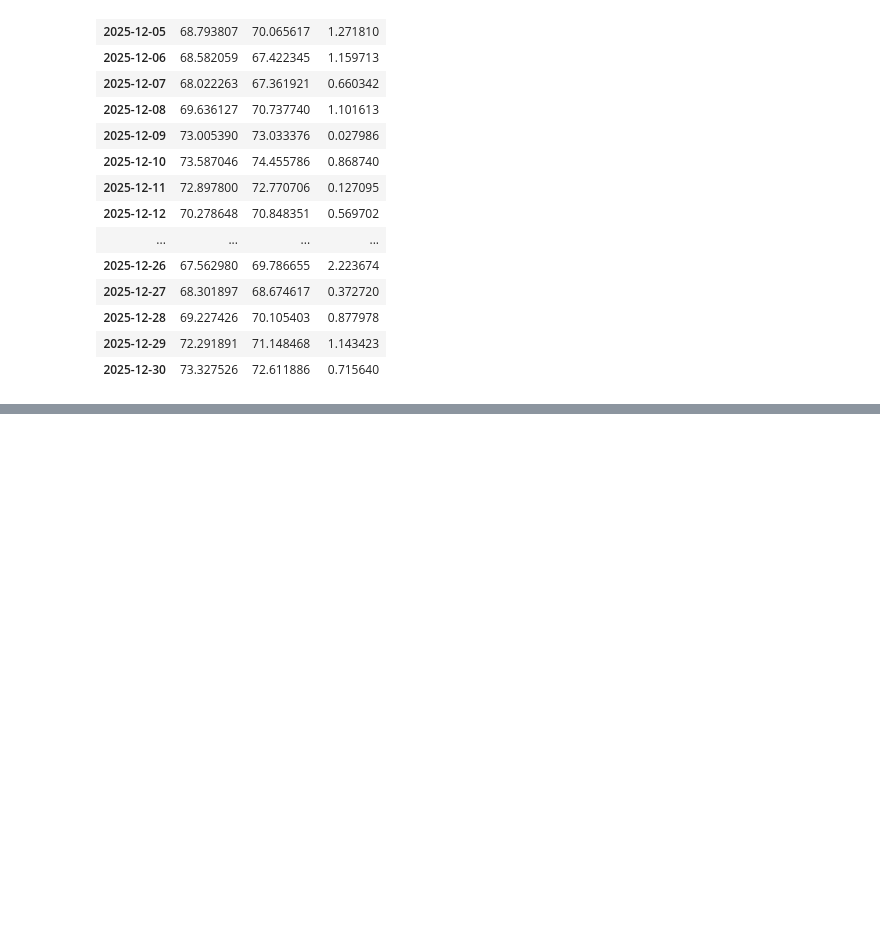
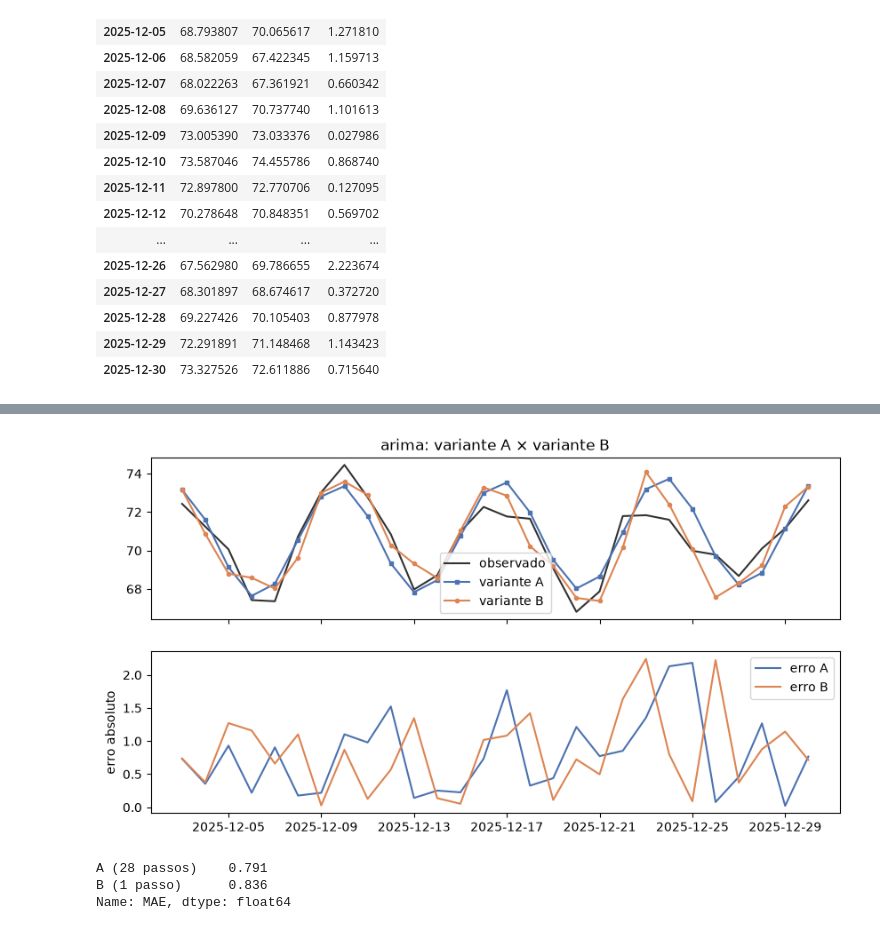
Before and after one commit to autohybts-lib/AutoHybTS, a Jupyter notebook: notebooks/04_rolling_one_step.ipynb, the cells around one changed output, grey strips where cells are left out. Cells and saved outputs as stored; diff of their text form; code cells hidden in the pictures; blank space fills up the shorter version.

```diff
--- a/notebooks/04_rolling_one_step.ipynb
+++ b/notebooks/04_rolling_one_step.ipynb
@@ -92,0 +163,48 @@ stream_log
+# %%
+from dataclasses import replace
+
+exp_a = AutoHybridExperiment(fh=28, test_size=28, session_id=42).fit(y)
+final_a = exp_a.finalize_model(replace(result.best, variant="A"))  # mesma estrutura, variante A
+forecast_a = exp_a.predict_model(final_a).predictions["y_pred"]
+
+comparison = pd.DataFrame(
+    {
+        "y_true": stream_log["y_true"],
+        "A (28 passos)": forecast_a.to_numpy(),
+        "B (1 passo)": stream_log["y_pred"],
+    }
+)
+error_a = (comparison["y_true"] - comparison["A (28 passos)"]).abs()
+error_b = (comparison["y_true"] - comparison["B (1 passo)"]).abs()
+
+fig, (top, bottom) = plt.subplots(2, 1, figsize=(10, 5.2), sharex=True)
+top.plot(comparison.index, comparison["y_true"], color="#333333", label="observado")
+top.plot(
+    comparison.index,
+    comparison["A (28 passos)"],
+    "s-",
+    color="#4C72B0",
+    markersize=3,
+    label="variante A",
+)
+top.plot(
+    comparison.index,
+    comparison["B (1 passo)"],
+    "o-",
+    color="#DD8452",
+    markersize=3,
+    label="variante B",
+)
+top.set_title(f"{result.best.label}: variante A × variante B")
+top.legend()
+bottom.plot(comparison.index, error_a, color="#4C72B0", label="erro A")
+bottom.plot(comparison.index, error_b, color="#DD8452", label="erro B")
+bottom.set_ylabel("erro absoluto")
+bottom.legend()
+plt.show()
+pd.Series({"A (28 passos)": error_a.mean(), "B (1 passo)": error_b.mean()}, name="MAE").round(3)
+# %% [output]
+[figure, added]
+A (28 passos)    0.791
+B (1 passo)      0.836
+Name: MAE, dtype: float64
```
Also changed, not shown: parts of 7 cells of this notebook, 18 other files.
